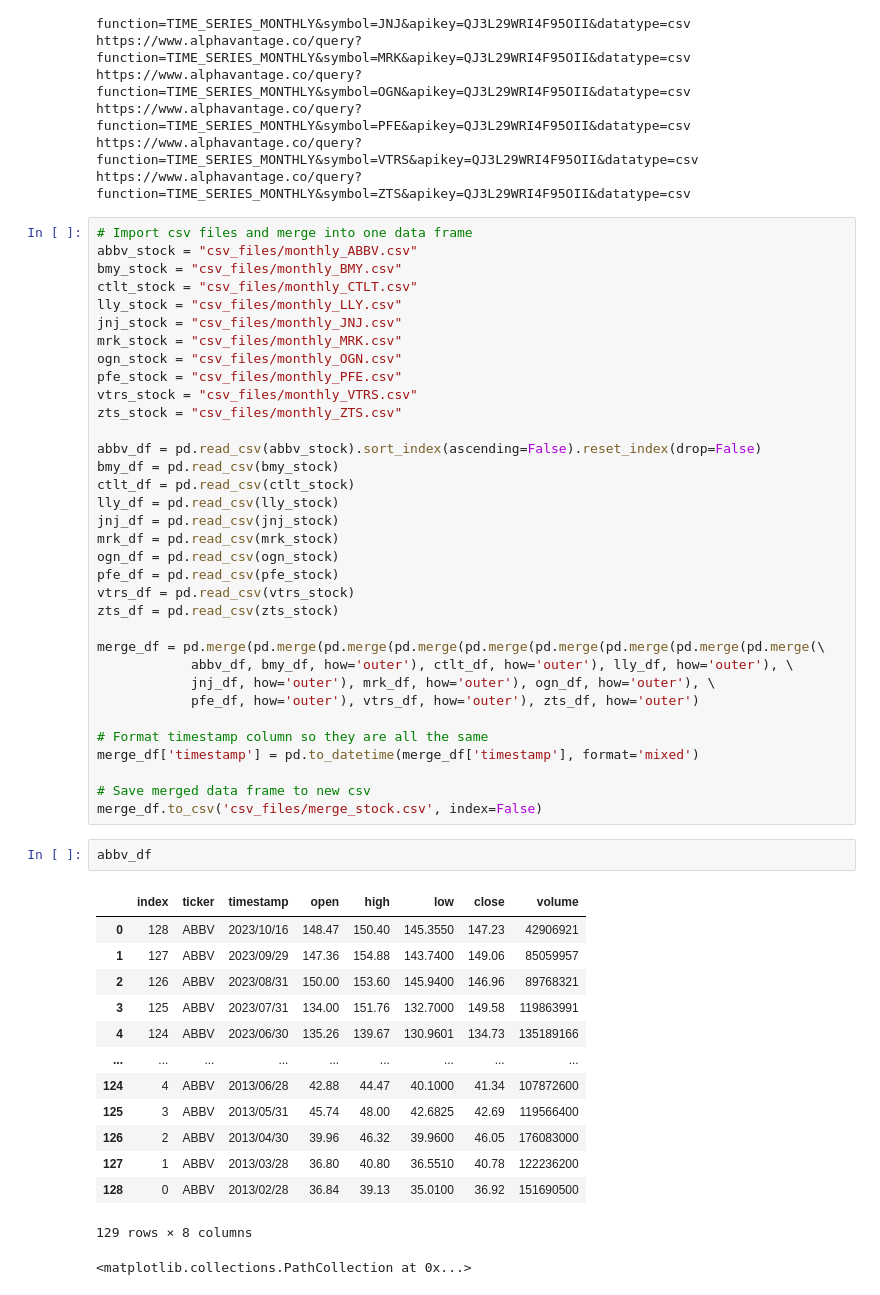
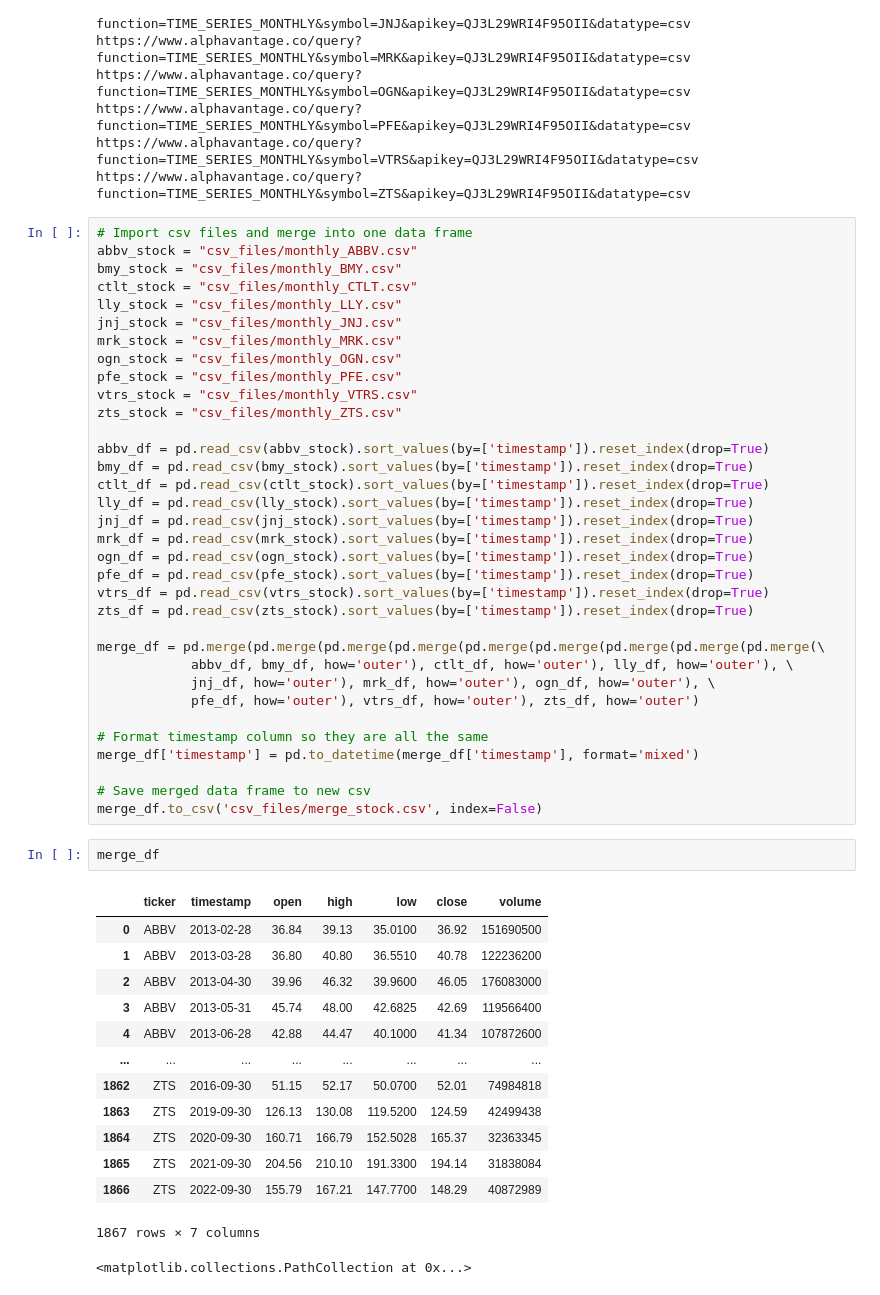
Before and after one commit to proctorsjackson/group_3_project_1, a Jupyter notebook: Project_1_Combined_Code.ipynb, the cells around one changed output. Drawn from its saved outputs; the diff is of its cells as text.

Commit message:
formatted dataframe

```diff
--- a/Project_1_Combined_Code.ipynb
+++ b/Project_1_Combined_Code.ipynb
@@ -41,16 +41,16 @@ pfe_stock = "csv_files/monthly_PFE.csv"
 vtrs_stock = "csv_files/monthly_VTRS.csv"
 zts_stock = "csv_files/monthly_ZTS.csv"
 
-abbv_df = pd.read_csv(abbv_stock).sort_index(ascending=False).reset_index(drop=False)
-bmy_df = pd.read_csv(bmy_stock)
-ctlt_df = pd.read_csv(ctlt_stock)
-lly_df = pd.read_csv(lly_stock)
-jnj_df = pd.read_csv(jnj_stock)
-mrk_df = pd.read_csv(mrk_stock)
-ogn_df = pd.read_csv(ogn_stock)
-pfe_df = pd.read_csv(pfe_stock)
-vtrs_df = pd.read_csv(vtrs_stock)
-zts_df = pd.read_csv(zts_stock)
+abbv_df = pd.read_csv(abbv_stock).sort_values(by=['timestamp']).reset_index(drop=True)
+bmy_df = pd.read_csv(bmy_stock).sort_values(by=['timestamp']).reset_index(drop=True)
+ctlt_df = pd.read_csv(ctlt_stock).sort_values(by=['timestamp']).reset_index(drop=True)
+lly_df = pd.read_csv(lly_stock).sort_values(by=['timestamp']).reset_index(drop=True)
+jnj_df = pd.read_csv(jnj_stock).sort_values(by=['timestamp']).reset_index(drop=True)
+mrk_df = pd.read_csv(mrk_stock).sort_values(by=['timestamp']).reset_index(drop=True)
+ogn_df = pd.read_csv(ogn_stock).sort_values(by=['timestamp']).reset_index(drop=True)
+pfe_df = pd.read_csv(pfe_stock).sort_values(by=['timestamp']).reset_index(drop=True)
+vtrs_df = pd.read_csv(vtrs_stock).sort_values(by=['timestamp']).reset_index(drop=True)
+zts_df = pd.read_csv(zts_stock).sort_values(by=['timestamp']).reset_index(drop=True)
 
 merge_df = pd.merge(pd.merge(pd.merge(pd.merge(pd.merge(pd.merge(pd.merge(pd.merge(pd.merge(\
             abbv_df, bmy_df, how='outer'), ctlt_df, how='outer'), lly_df, how='outer'), \
@@ -63,21 +63,21 @@ merge_df['timestamp'] = pd.to_datetime(merge_df['timestamp'], format='mixed')
 # Save merged data frame to new csv
 merge_df.to_csv('csv_files/merge_stock.csv', index=False)
 # %%
-abbv_df
+merge_df
 # %% [output]
-|  | index | ticker | timestamp | open | high | low | close | volume |
-| 0 | 128 | ABBV | 2023/10/16 | 148.47 | 150.40 | 145.3550 | 147.23 | 42906921 |
-| 1 | 127 | ABBV | 2023/09/29 | 147.36 | 154.88 | 143.7400 | 149.06 | 85059957 |
-| 2 | 126 | ABBV | 2023/08/31 | 150.00 | 153.60 | 145.9400 | 146.96 | 89768321 |
-| 3 | 125 | ABBV | 2023/07/31 | 134.00 | 151.76 | 132.7000 | 149.58 | 119863991 |
-| 4 | 124 | ABBV | 2023/06/30 | 135.26 | 139.67 | 130.9601 | 134.73 | 135189166 |
-| ... | ... | ... | ... | ... | ... | ... | ... | ... |
-| 124 | 4 | ABBV | 2013/06/28 | 42.88 | 44.47 | 40.1000 | 41.34 | 107872600 |
-| 125 | 3 | ABBV | 2013/05/31 | 45.74 | 48.00 | 42.6825 | 42.69 | 119566400 |
-| 126 | 2 | ABBV | 2013/04/30 | 39.96 | 46.32 | 39.9600 | 46.05 | 176083000 |
-| 127 | 1 | ABBV | 2013/03/28 | 36.80 | 40.80 | 36.5510 | 40.78 | 122236200 |
-| 128 | 0 | ABBV | 2013/02/28 | 36.84 | 39.13 | 35.0100 | 36.92 | 151690500 |
+|  | ticker | timestamp | open | high | low | close | volume |
+| 0 | ABBV | 2013-02-28 | 36.84 | 39.13 | 35.0100 | 36.92 | 151690500 |
+| 1 | ABBV | 2013-03-28 | 36.80 | 40.80 | 36.5510 | 40.78 | 122236200 |
+| 2 | ABBV | 2013-04-30 | 39.96 | 46.32 | 39.9600 | 46.05 | 176083000 |
+| 3 | ABBV | 2013-05-31 | 45.74 | 48.00 | 42.6825 | 42.69 | 119566400 |
+| 4 | ABBV | 2013-06-28 | 42.88 | 44.47 | 40.1000 | 41.34 | 107872600 |
+| ... | ... | ... | ... | ... | ... | ... | ... |
+| 1862 | ZTS | 2016-09-30 | 51.15 | 52.17 | 50.0700 | 52.01 | 74984818 |
+| 1863 | ZTS | 2019-09-30 | 126.13 | 130.08 | 119.5200 | 124.59 | 42499438 |
+| 1864 | ZTS | 2020-09-30 | 160.71 | 166.79 | 152.5028 | 165.37 | 32363345 |
+| 1865 | ZTS | 2021-09-30 | 204.56 | 210.10 | 191.3300 | 194.14 | 31838084 |
+| 1866 | ZTS | 2022-09-30 | 155.79 | 167.21 | 147.7700 | 148.29 | 40872989 |
-129 rows × 8 columns
+1867 rows × 7 columns
 # %%
 # %% [output]
 <matplotlib.collections.PathCollection at 0x...>
```
Also changed, not shown: 1 other file.
